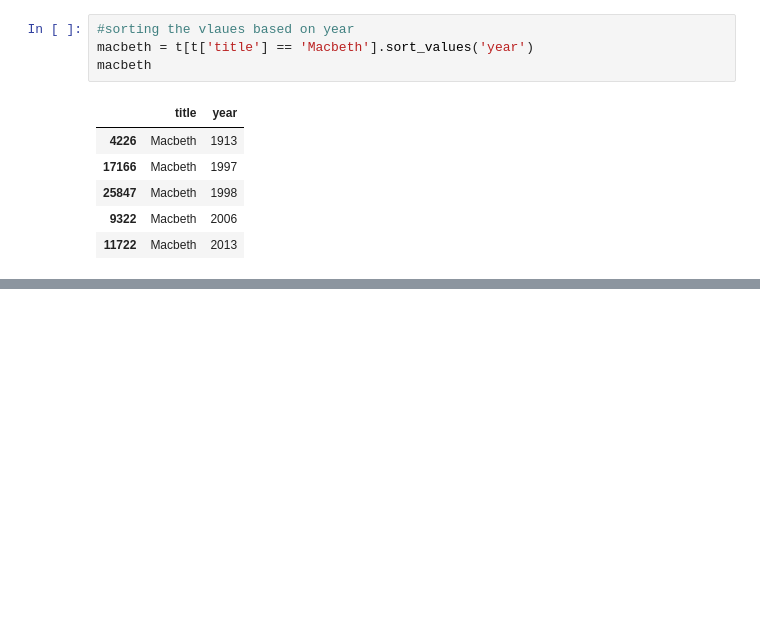
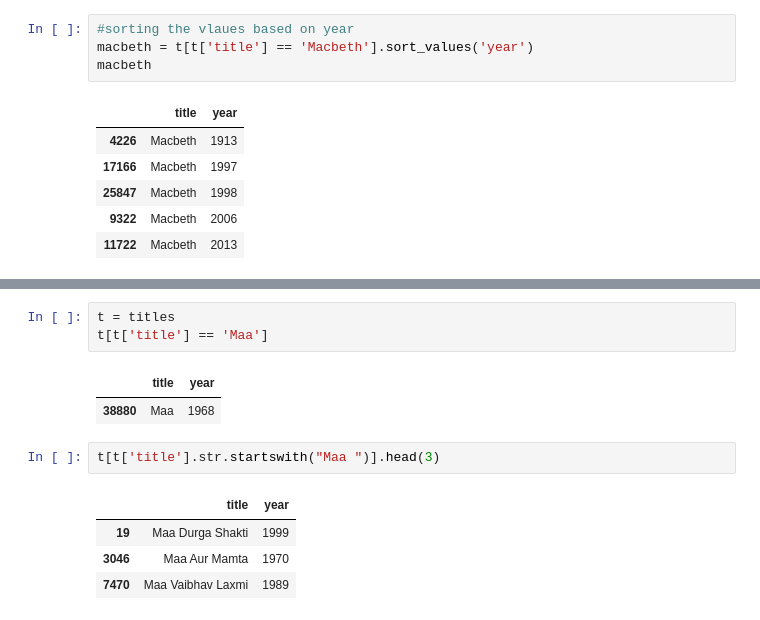
Before and after one commit to vigneshmagudeeswaran/pandas, a Jupyter notebook: overview.ipynb, the cells around one changed output, grey strips where cells are left out. Saved outputs shown, nothing was run; the diff lists cells and outputs as text; blank space fills up the shorter version.

```diff
--- a/overview.ipynb
+++ b/overview.ipynb
@@ -133,0 +224,13 @@ macbeth
+# %%
+t = titles
+t[t['title'] == 'Maa']
+# %% [output]
+|  | title | year |
+| 38880 | Maa | 1968 |
+# %%
+t[t['title'].str.startswith("Maa ")].head(3)
+# %% [output]
+|  | title | year |
+| 19 | Maa Durga Shakti | 1999 |
+| 3046 | Maa Aur Mamta | 1970 |
+| 7470 | Maa Vaibhav Laxmi | 1989 |
```
Also changed, not shown: parts of 26 cells of this notebook, 1 other file.
